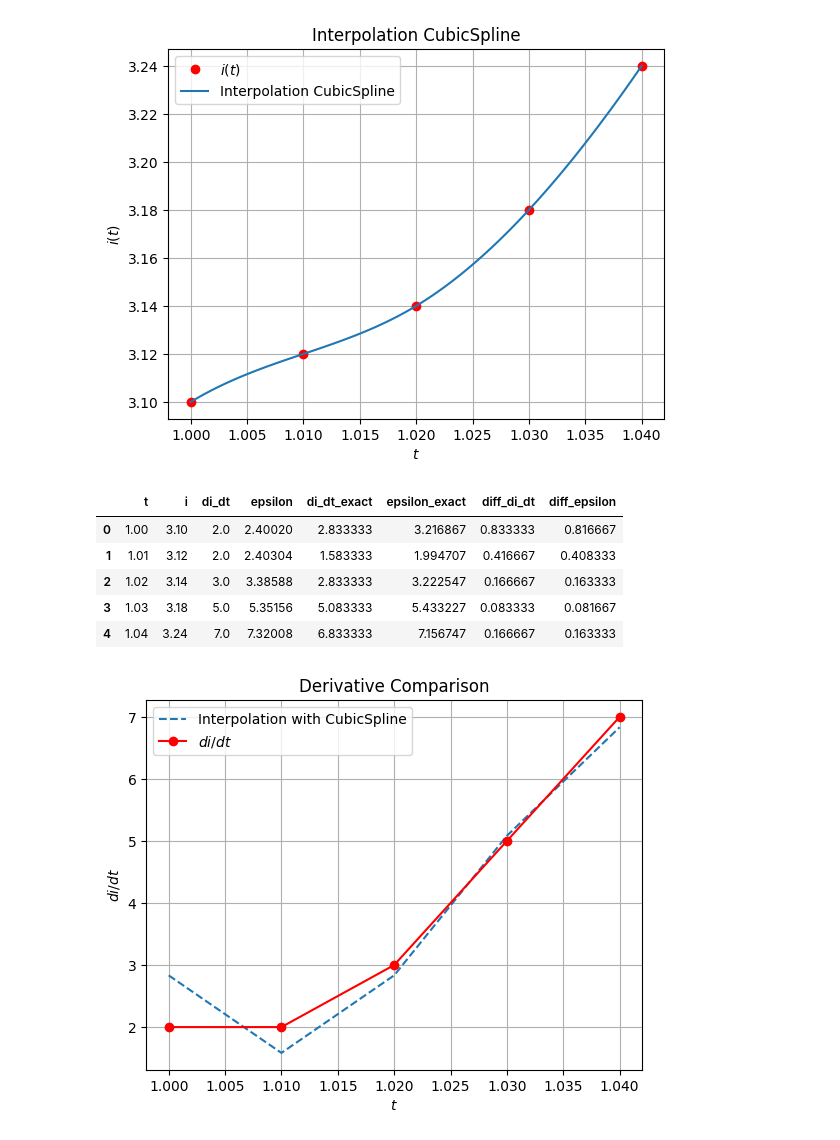
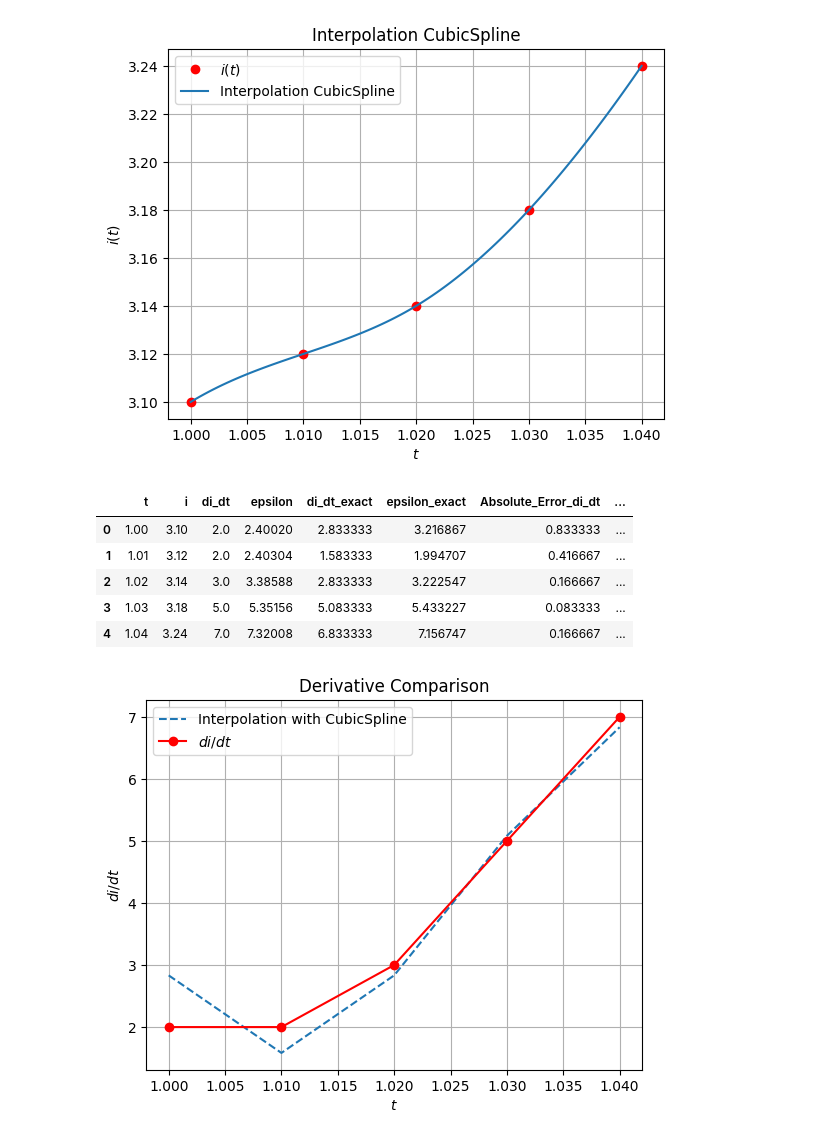
Before and after one commit to danielruizm16/ComputationalMethods, a Jupyter notebook: Calculus/Calculus_exercises.ipynb, the cells around one changed output. Saved outputs shown, nothing was run; the diff lists cells and outputs as text; code cells hidden in the pictures.

```diff
--- a/Calculus/Calculus_exercises.ipynb
+++ b/Calculus/Calculus_exercises.ipynb
@@ -318,25 +305,25 @@ plt.show()
 # %%
 # Calculate exact derivative at our data points
 di_dt_exact = Pn_prime(t)
 
 # Calculate voltage using exact derivative
 epsilon_exact = L * di_dt_exact + R * i
 
 df['di_dt_exact'] = di_dt_exact
 df['epsilon_exact'] = epsilon_exact
 
 # Calculate differences
-df['diff_di_dt'] = np.abs(df['di_dt'] - df['di_dt_exact'])
-df['diff_epsilon'] = np.abs(df['epsilon'] - df['epsilon_exact'])
+df['Absolute_Error_di_dt'] = np.abs(df['di_dt'] - df['di_dt_exact'])
+df['Absolute_Error_diff_epsilon'] = np.abs(df['epsilon'] - df['epsilon_exact'])
 
 df
 # %% [output]
-|  | t | i | di_dt | epsilon | di_dt_exact | epsilon_exact | diff_di_dt | diff_epsilon |
-| 0 | 1.00 | 3.10 | 2.0 | 2.40020 | 2.833333 | 3.216867 | 0.833333 | 0.816667 |
-| 1 | 1.01 | 3.12 | 2.0 | 2.40304 | 1.583333 | 1.994707 | 0.416667 | 0.408333 |
-| 2 | 1.02 | 3.14 | 3.0 | 3.38588 | 2.833333 | 3.222547 | 0.166667 | 0.163333 |
-| 3 | 1.03 | 3.18 | 5.0 | 5.35156 | 5.083333 | 5.433227 | 0.083333 | 0.081667 |
-| 4 | 1.04 | 3.24 | 7.0 | 7.32008 | 6.833333 | 7.156747 | 0.166667 | 0.163333 |
+|  | t | i | di_dt | epsilon | di_dt_exact | epsilon_exact | Absolute_Error_di_dt | ... |
+| 0 | 1.00 | 3.10 | 2.0 | 2.40020 | 2.833333 | 3.216867 | 0.833333 | ... |
+| 1 | 1.01 | 3.12 | 2.0 | 2.40304 | 1.583333 | 1.994707 | 0.416667 | ... |
+| 2 | 1.02 | 3.14 | 3.0 | 3.38588 | 2.833333 | 3.222547 | 0.166667 | ... |
+| 3 | 1.03 | 3.18 | 5.0 | 5.35156 | 5.083333 | 5.433227 | 0.083333 | ... |
+| 4 | 1.04 | 3.24 | 7.0 | 7.32008 | 6.833333 | 7.156747 | 0.166667 | ... |
 # %%
 plt.plot(df['t'], Pn_prime(df['t']), '--', label='Interpolation with CubicSpline')
 plt.plot(df['t'], df['di_dt'], 'ro-', label='$di/dt$')
```
Also changed, not shown: parts of 4 cells of this notebook.
